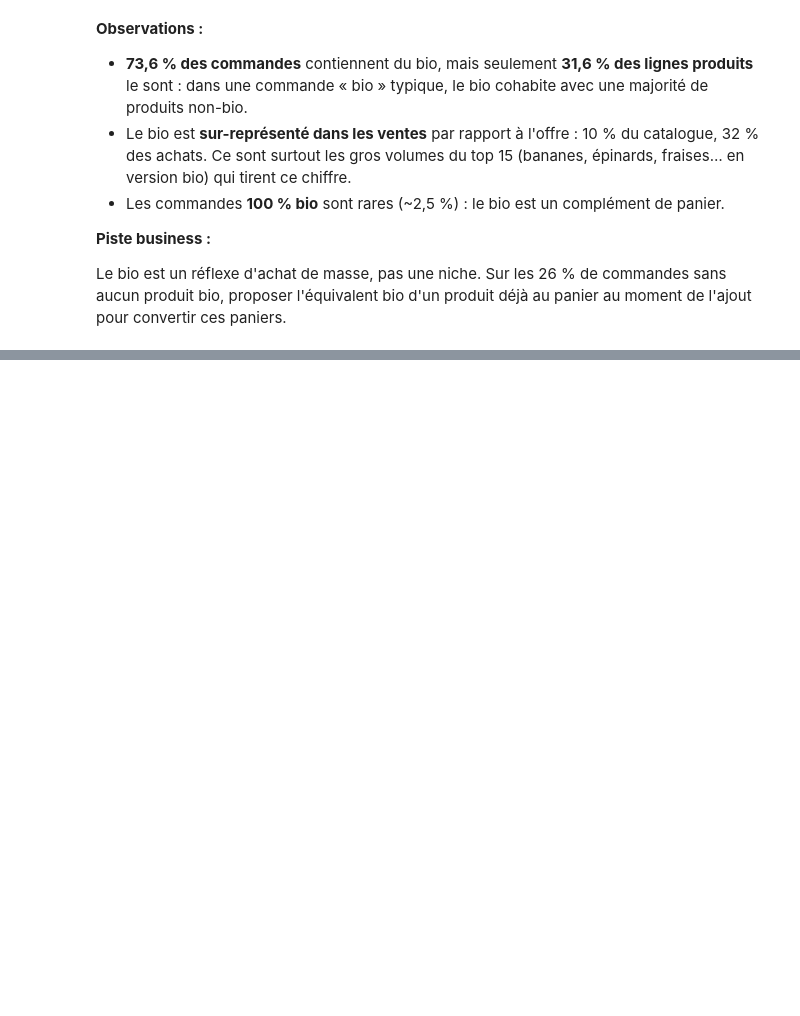
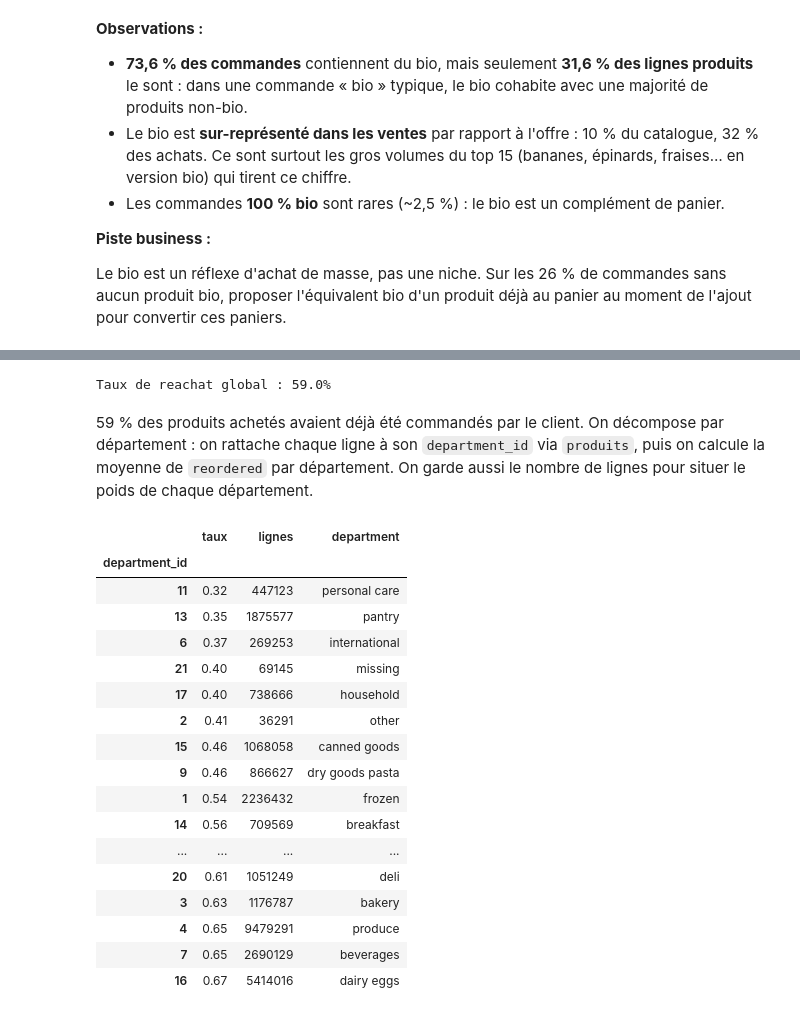
Before and after one commit to tranarivelo/joja-data-analysis, a Jupyter notebook: joja_analysis.ipynb, the cells around one changed output, grey strips where cells are left out. Drawn from its saved outputs; the diff is of its cells as text; code cells hidden in the pictures; blank space fills up the shorter version.

```diff
--- a/joja_analysis.ipynb
+++ b/joja_analysis.ipynb
@@ -593,0 +604,38 @@ moment de l'ajout pour convertir ces paniers.
+# %%
+print(f"Taux de reachat global : {order_products['reordered'].mean():.1%}")
+# %% [output]
+Taux de reachat global : 59.0%
+# %% [markdown]
+59 % des produits achetés avaient déjà été commandés par le client. On décompose par
+département : on rattache chaque ligne à son `department_id` via `produits`, puis on
+calcule la moyenne de `reordered` par département. On garde aussi le nombre de lignes
+pour situer le poids de chaque département.
+# %%
+dept_par_produit = produits.set_index("product_id")["department_id"]
+order_products["department_id"] = order_products["product_id"].map(dept_par_produit).astype("int16")
+
+reachat_dept = (
+    order_products.groupby("department_id")["reordered"].agg(taux="mean", lignes="size")
+    .join(departments.set_index("department_id")["department"])
+    .sort_values("taux")
+)
+reachat_dept
+# %% [output]
+|  | taux | lignes | department |
+| department_id |  |  |  |
+| 11 | 0.32 | 447123 | personal care |
+| 13 | 0.35 | 1875577 | pantry |
+| 6 | 0.37 | 269253 | international |
+| 21 | 0.40 | 69145 | missing |
+| 17 | 0.40 | 738666 | household |
+| 2 | 0.41 | 36291 | other |
+| 15 | 0.46 | 1068058 | canned goods |
+| 9 | 0.46 | 866627 | dry goods pasta |
+| 1 | 0.54 | 2236432 | frozen |
+| 14 | 0.56 | 709569 | breakfast |
+| ... | ... | ... | ... |
+| 20 | 0.61 | 1051249 | deli |
+| 3 | 0.63 | 1176787 | bakery |
+| 4 | 0.65 | 9479291 | produce |
+| 7 | 0.65 | 2690129 | beverages |
+| 16 | 0.67 | 5414016 | dairy eggs |
```
Also changed, not shown: parts of 4 cells of this notebook.
